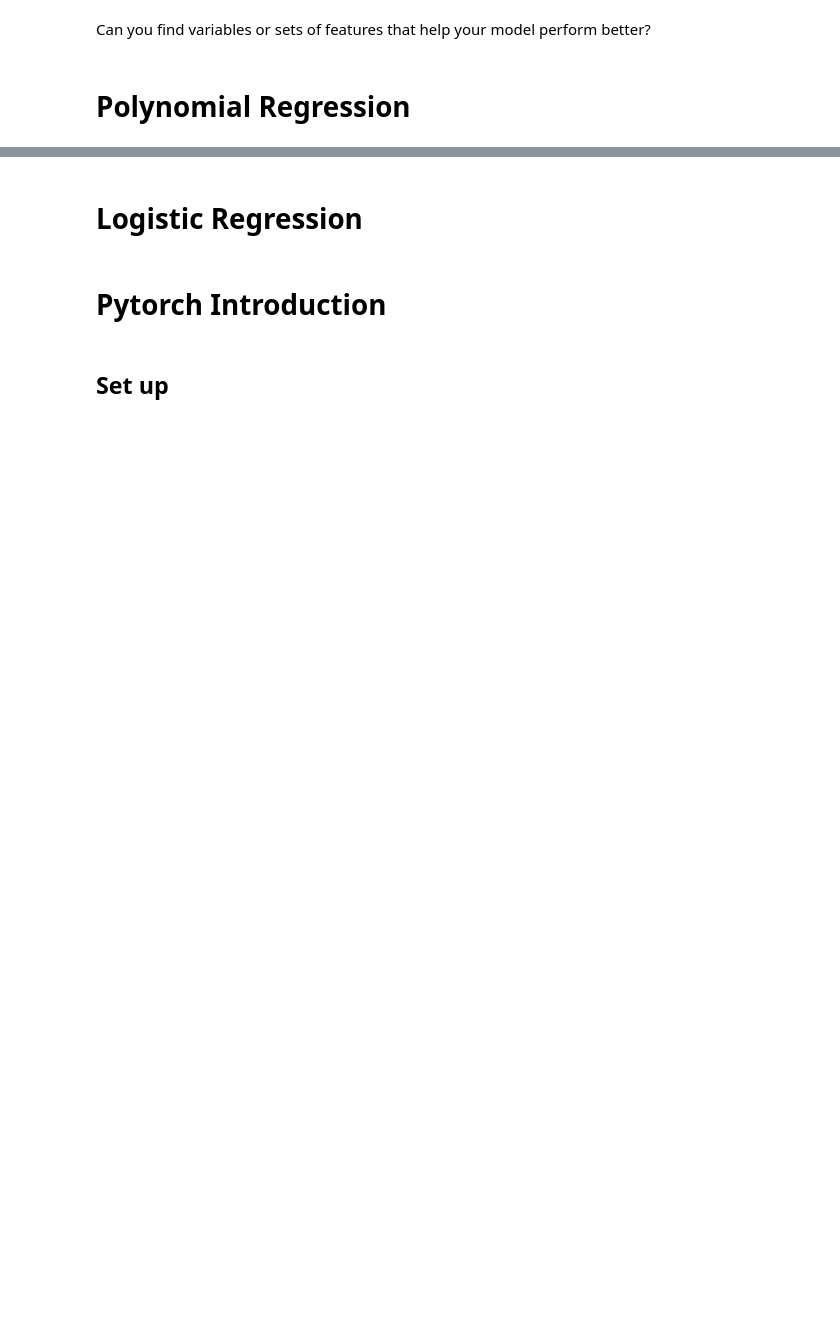
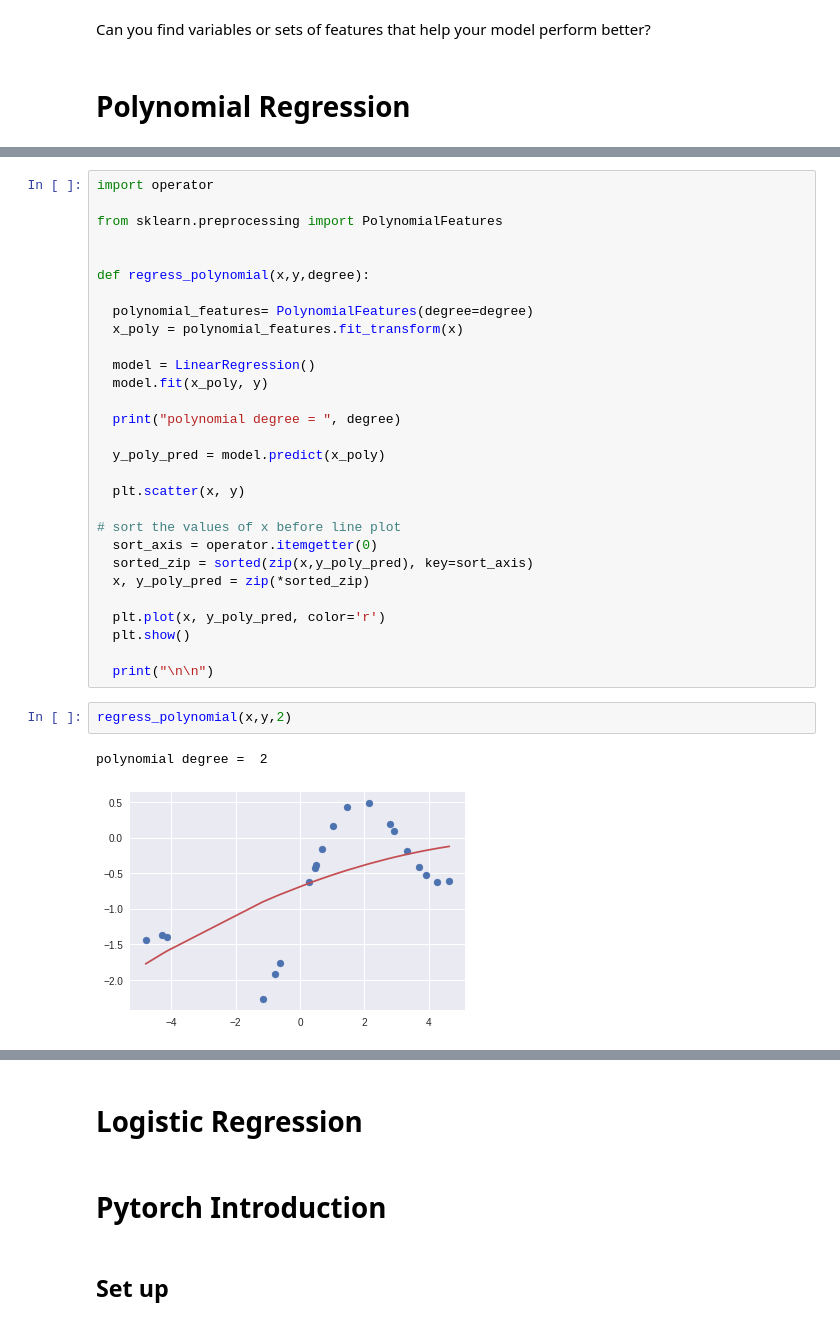
Before and after one commit to olibel270/Workshop1JupyterNote, a Jupyter notebook: kernel.ipynb, the cells around one changed output, grey strips where cells are left out. Cells and saved outputs as stored; diff of their text form; blank space fills up the shorter version.

Commit message:
[Pravish] Added my changes for ML intro, Poly Reg

```diff
--- a/kernel.ipynb
+++ b/kernel.ipynb
@@ -821,0 +780,34 @@ Can you find variables or sets of features that help your model perform better?
+# %%
+import operator
+
+from sklearn.preprocessing import PolynomialFeatures
+
+
+def regress_polynomial(x,y,degree):
+
+  polynomial_features= PolynomialFeatures(degree=degree)
+  x_poly = polynomial_features.fit_transform(x)
+
+  model = LinearRegression()
+  model.fit(x_poly, y)
+
+  print("polynomial degree = ", degree)
+
+  y_poly_pred = model.predict(x_poly)
+
+  plt.scatter(x, y)
+
+# sort the values of x before line plot
+  sort_axis = operator.itemgetter(0)
+  sorted_zip = sorted(zip(x,y_poly_pred), key=sort_axis)
+  x, y_poly_pred = zip(*sorted_zip)
+
+  plt.plot(x, y_poly_pred, color='r')
+  plt.show()
+
+  print("\n\n")
+# %%
+regress_polynomial(x,y,2)
+# %% [output]
+polynomial degree =  2
+[figure, added]
```
Also changed, not shown: parts of 65 cells of this notebook.
